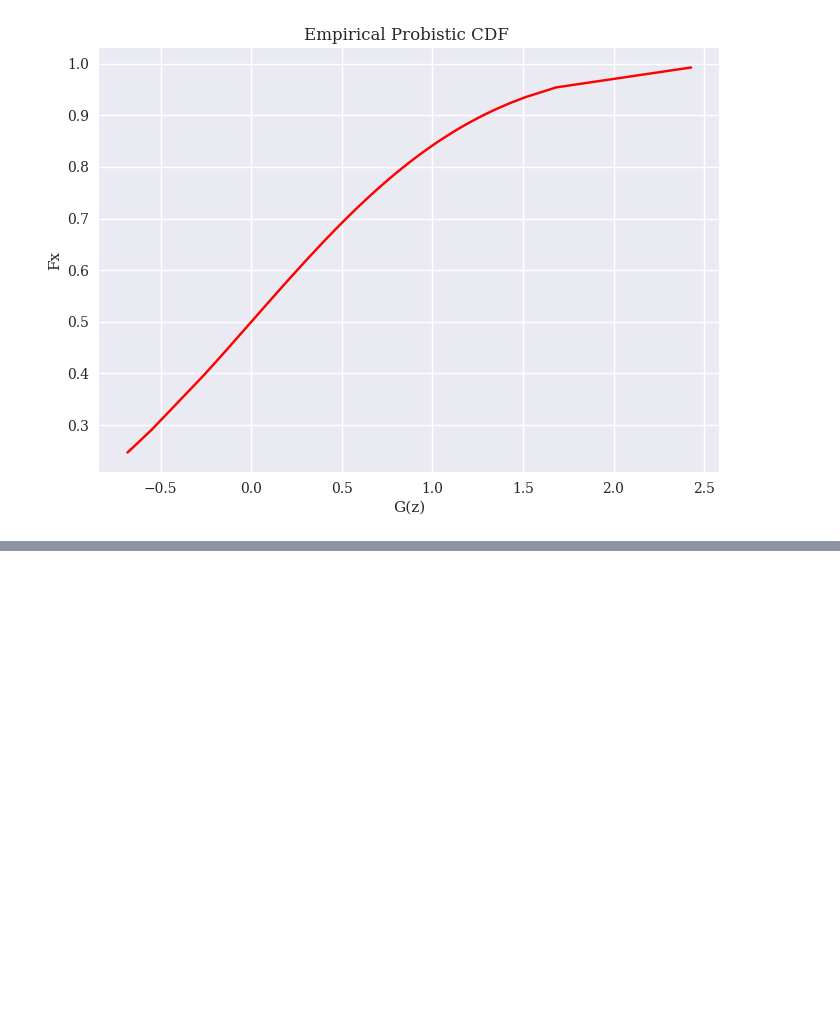
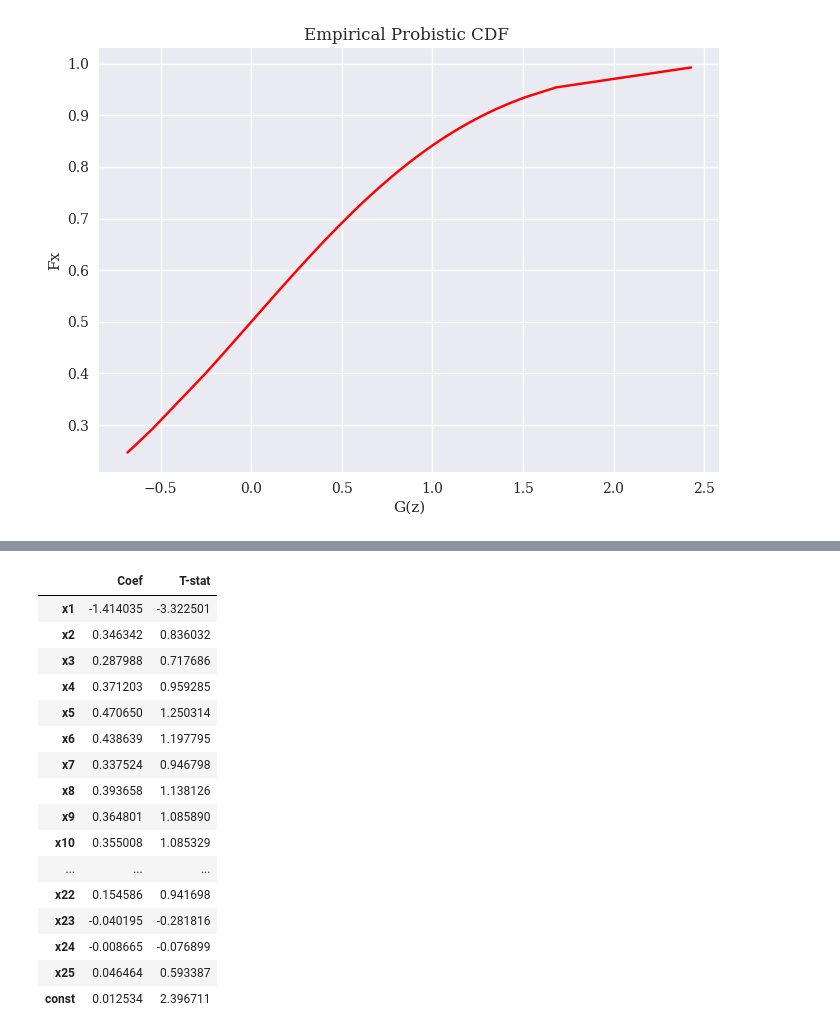
Before and after one commit to dcstein22/economics, a Jupyter notebook: QTSProject_Stein_Version.ipynb, the cells around one changed output, grey strips where cells are left out. Cells and saved outputs as stored; diff of their text form; code cells hidden in the pictures; blank space fills up the shorter version.

```diff
--- a/QTSProject_Stein_Version.ipynb
+++ b/QTSProject_Stein_Version.ipynb
@@ -897,0 +923,22 @@ array([3.16712418e-05, 3.27602929e-05, 3.38847210e-05, 3.50456008e-05,
+# %%
+ADF_AUT_rets = sm.tsa.stattools.adfuller(MARKET_RETURNS.dropna(), regression = 'c', maxlag= 24, autolag = None, regresults=True)
+# %%
+pd.DataFrame([ADF_AUT_rets[3].resols.params,ADF_AUT_rets[3].resols.tvalues],columns=ADF_AUT_rets[3].resols.model.exog_names, index = ['Coef','T-stat']).T
+# %% [output]
+|  | Coef | T-stat |
+| x1 | -1.414035 | -3.322501 |
+| x2 | 0.346342 | 0.836032 |
+| x3 | 0.287988 | 0.717686 |
+| x4 | 0.371203 | 0.959285 |
+| x5 | 0.470650 | 1.250314 |
+| x6 | 0.438639 | 1.197795 |
+| x7 | 0.337524 | 0.946798 |
+| x8 | 0.393658 | 1.138126 |
+| x9 | 0.364801 | 1.085890 |
+| x10 | 0.355008 | 1.085329 |
+| ... | ... | ... |
+| x22 | 0.154586 | 0.941698 |
+| x23 | -0.040195 | -0.281816 |
+| x24 | -0.008665 | -0.076899 |
+| x25 | 0.046464 | 0.593387 |
+| const | 0.012534 | 2.396711 |
```
Also changed, not shown: parts of 24 cells of this notebook.
